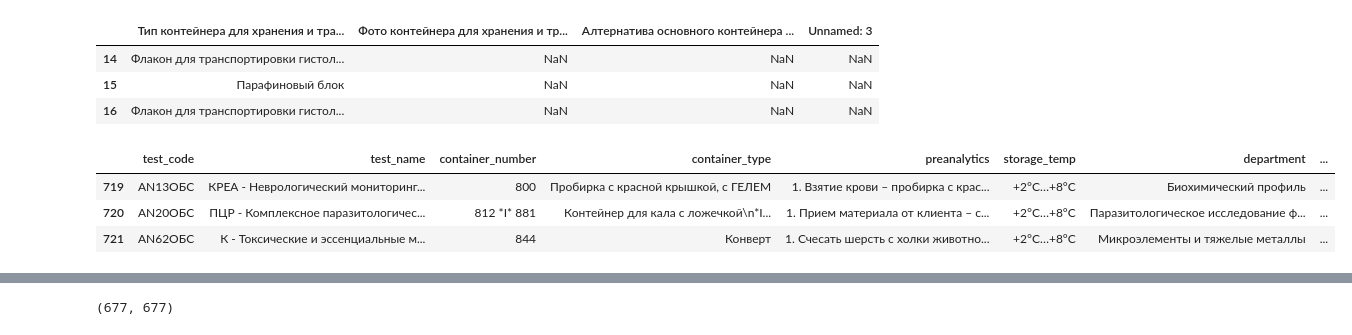
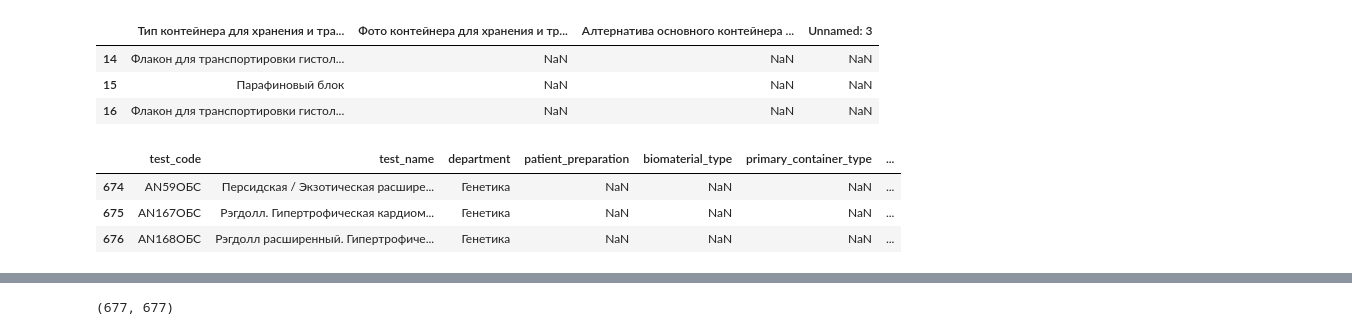
Before and after one commit to Ironiti/AI_X_VET_Assistant, a Jupyter notebook: notebooks/data_review.ipynb, the cells around one changed output, grey strips where cells are left out. Saved outputs shown, nothing was run; the diff lists cells and outputs as text; code cells hidden in the pictures.

```diff
--- a/notebooks/data_review.ipynb
+++ b/notebooks/data_review.ipynb
@@ -58,10 +58,10 @@ df.tail(3)
 | 15 | Парафиновый блок | NaN | NaN | NaN |
 | 16 | Флакон для транспортировки гистол... | NaN | NaN | NaN |
 # %%
-df = pd.read_excel(processed_data_path / 'data_with_abbreviations.xlsx')
+df = pd.read_excel(processed_data_path / 'data_with_abbreviations2.xlsx').fillna(value = {'form_link': '-', 'additional_information_link': '-'})
 df.tail(3)
 # %% [output]
-|  | test_code | test_name | container_number | container_type | preanalytics | storage_temp | department | ... |
-| 719 | AN13ОБС | КРЕА - Неврологический мониторинг... | 800 | Пробирка с красной крышкой, с ГЕЛЕМ | 1. Взятие крови – пробирка с крас... | +2°С…+8°С | Биохимический профиль | ... |
-| 720 | AN20ОБС | ПЦР - Комплексное паразитологичес... | 812 *I* 881 | Контейнер для кала с ложечкой\n*I... | 1. Прием материала от клиента – с... | +2°С…+8°С | Паразитологическое исследование ф... | ... |
-| 721 | AN62ОБС | К - Токсические и эссенциальные м... | 844 | Конверт | 1. Счесать шерсть с холки животно... | +2°С…+8°С | Микроэлементы и тяжелые металлы | ... |
+|  | test_code | test_name | department | patient_preparation | biomaterial_type | primary_container_type | ... |
+| 674 | AN59ОБС | Персидская / Экзотическая расшире... | Генетика | NaN | NaN | NaN | ... |
+| 675 | AN167ОБС | Рэгдолл. Гипертрофическая кардиом... | Генетика | NaN | NaN | NaN | ... |
+| 676 | AN168ОБС | Рэгдолл расширенный. Гипертрофиче... | Генетика | NaN | NaN | NaN | ... |
```
Also changed, not shown: parts of 5 cells of this notebook, 11 other files.
